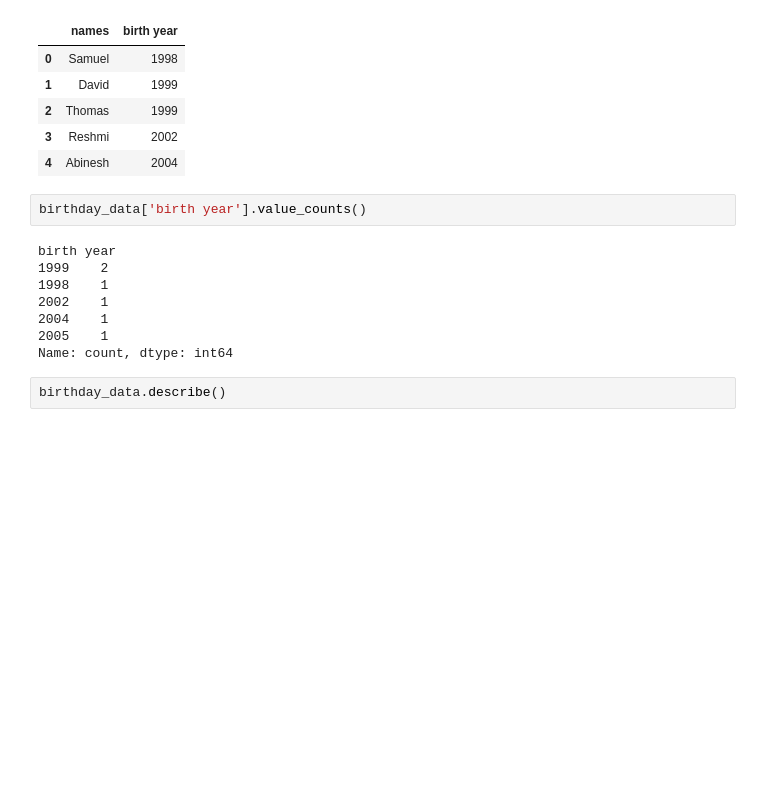
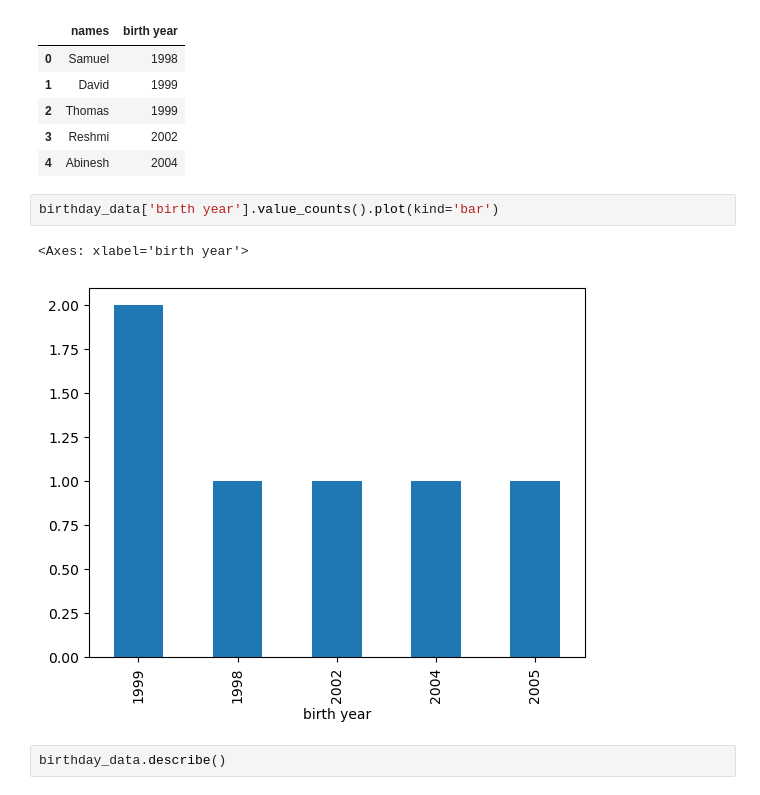
Before and after one commit to JinxSeven/ml-sandbox, a Jupyter notebook: pandas-introduction.ipynb, the cells around one changed output. Drawn from its saved outputs; the diff is of its cells as text; blank space fills up the shorter version.

```diff
--- a/Pandas.ipynb
+++ b/pandas-introduction.ipynb
@@ -181,15 +181,10 @@ birthday_data.head()
 | 3 | Reshmi | 2002 |
 | 4 | Abinesh | 2004 |
 # %%
-birthday_data['birth year'].value_counts()
+birthday_data['birth year'].value_counts().plot(kind='bar')
 # %% [output]
-birth year
-1999    2
-1998    1
-2002    1
-2004    1
-2005    1
-Name: count, dtype: int64
+<Axes: xlabel='birth year'>
+[figure, added]
 # %%
 birthday_data.describe()
 # %% [output]
```
Also changed, not shown: parts of 10 cells of this notebook.
